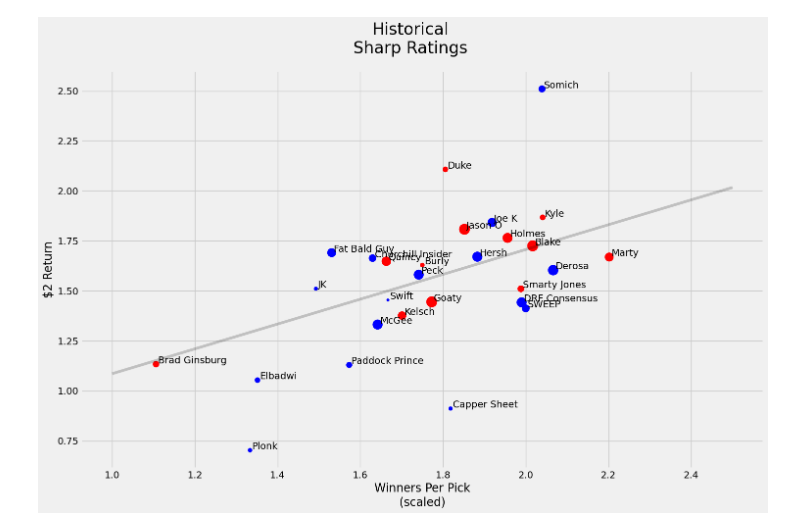
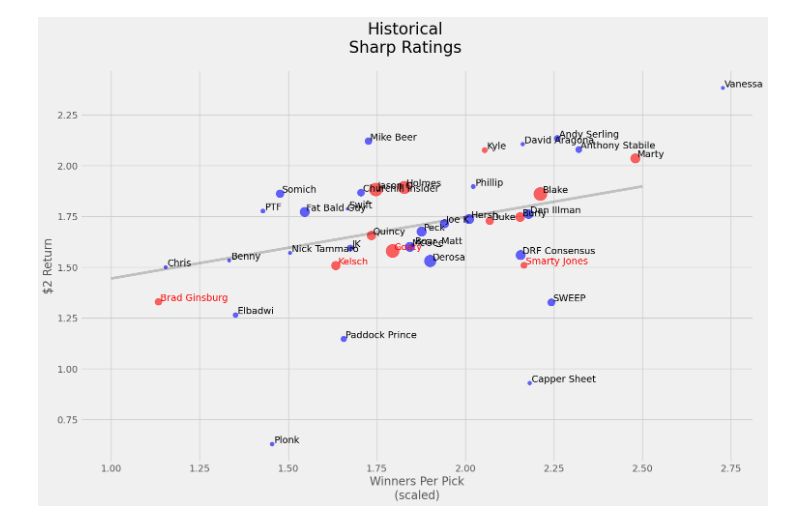
Before and after one commit to btatkinson/horse_cap_tracker, a Jupyter notebook: notebooks/historical_summary.ipynb, the cells around one changed output. Saved outputs shown, nothing was run; the diff lists cells and outputs as text; code cells hidden in the pictures.

```diff
--- a/notebooks/historical_summary.ipynb
+++ b/notebooks/historical_summary.ipynb
@@ -123,0 +245,2 @@ all_picks['winner'] = np.where(all_picks['win_paid'].copy()>0, 1, 0)
+# %%
+all_picks = all_picks.drop_duplicates(subset=['horse_id','type','name']).reset_index(drop=True)
@@ -123,0 +469,3 @@ all_picks['winner'] = np.where(all_picks['win_paid'].copy()>0, 1, 0)
+# %%
+import matplotlib.pyplot as plt
+plt.style.use('ggplot')
@@ -123,0 +693,16 @@ all_picks['winner'] = np.where(all_picks['win_paid'].copy()>0, 1, 0)
+# %%
+import matplotlib.pyplot as plt
+plt.style.use('ggplot')
+fig, ax = plt.subplots(figsize=(12,8))
+
+ax.plot(hsight_data.threshold, hsight_data['total_return'],label='Hindsight Weighting',color='blue')
+ax.plot(commie_data.threshold, commie_data['total_return'],label='Communist Weighting',color='red')
+ax.axhline(0, color='black', label='Breakeven')
+ax.set_title("How Selective Should We Be?\nSelectiveness vs. Total Return",fontsize=18)
+ax.set_ylabel("Total Return")
+ax.set_xlabel("Expected Edge Threshold")
+ax.annotate("Probable Sweet Spot\n↘️", (0.45, 8000))
+ax.annotate("More Selective\nBets ➡️", (0.75, -30000), fontsize=18)
+plt.legend()
+plt.savefig('C://Users/Blake/Downloads/racing_backtest_total_ret.png')
+plt.show()
@@ -138,11 +781,11 @@ num_races = num_races.rename(columns={'race':'num_races'})
 # %%
 
 invested = all_picks.copy().groupby(['name'])['wager'].sum().reset_index()
-bet_return = all_picks.copy().groupby(['name'])['return'].sum().reset_index()
+bet_return = all_picks.copy().groupby(['name'])['raw_return'].sum().reset_index()
 invested = invested.rename(columns={'wager':'invested'})
 summary = invested.merge(bet_return, how='left', on=['name'])
-summary['ROI'] = summary['return'].copy()/summary['invested'].copy()
-summary['$2_return'] = summary['invested'].copy()+summary['return'].copy()
+summary['ROI'] = summary['raw_return'].copy()/summary['invested'].copy()
+summary['$2_return'] = summary['invested'].copy()+summary['raw_return'].copy()
 summary['$2_return'] = (summary['$2_return'].copy()/summary['invested'].copy())*2
 summary = summary.merge(winners[['name','WinPerPick']], how='left', on=['name'])
 summary = summary.merge(num_races, how='left', on=['name'])
@@ -190,33 +853,47 @@ fig, ax = plt.subplots(figsize=(16,10))
 plt.suptitle("Historical\nSharp Ratings",fontsize=24)
 # ax.set_title("(Entire History) ",fontsize=14)
 ax.set_xlabel("Winners Per Pick\n(scaled)",fontsize=17)
 ax.set_ylabel("$2 Return",fontsize=17)
-ax.scatter(summary['WinPerPick'], summary['$2_return'], c=summary['expert'], s=summary['num_races']*3, cmap='bwr_r')
+ax.scatter(summary['WinPerPick'], summary['$2_return'], c=summary['expert'], s=summary['num_races']*3, cmap='bwr_r',alpha=0.6)
+# special = summary.loc[summary['name'].isin(['Andy Serling','Anthony Stabile'])]
+# ax.scatter(special['WinPerPick'], special['$2_return'], s=special['num_races']*3, c='green', alpha=0.6)
 ax.plot(xrange, y, c='k', alpha=0.2)
+
 names = summary['name'].values
+
+# ### run all to get these values then uncomment
+# ax.scatter([wpp], [return_2], c='g', s=250, marker='*')
+# ax.annotate("Consensus", (wpp+0.005, return_2+0.005), c='g')
+
+
 for i, txt in enumerate(names):
-    ax.annotate(txt, (summary['WinPerPick'].values[i]+0.005, summary['$2_return'].values[i]+0.005), c='k')
+    if ((summary['$2_return'].values[i] > 1.6)|(summary['expert'].values[i]==1)):
+        ax.annotate(txt, (summary['WinPerPick'].values[i]+0.005, summary['$2_return'].values[i]+0.005), c='k')
+    elif txt in ['Dan Illman']:
+        ax.annotate(txt, (summary['WinPerPick'].values[i]+0.005, summary['$2_return'].values[i]+0.005), c='r')
+    else:
+        ax.annotate(txt, (summary['WinPerPick'].values[i]+0.005, summary['$2_return'].values[i]+0.005), c='r')
 
 
 
 def getImage(path, zoom=1):
     return OffsetImage(plt.imread(path), zoom=zoom)
 # paths = [
 #     'a.jpg',
 #     'b.jpg',
 #     'c.jpg',
 #     'd.jpg',
 #     'e.jpg']
 
 # x = [0,1,2,3,4]
 # y = [0,1,2,3,4]
 # for x0, y0, path in zip(x, y,paths):
 #     ab = AnnotationBbox(getImage(path), (x0, y0), frameon=False)
 #     ax.add_artist(ab)
 
 # x
 
 plt.savefig("C://Users/Blake/Downloads/sharps.png")
 plt.show()
 # %% [output]
-[figure, old version]
+[figure, new version]
```
Also changed, not shown: parts of 80 cells of this notebook, 38 other files.
